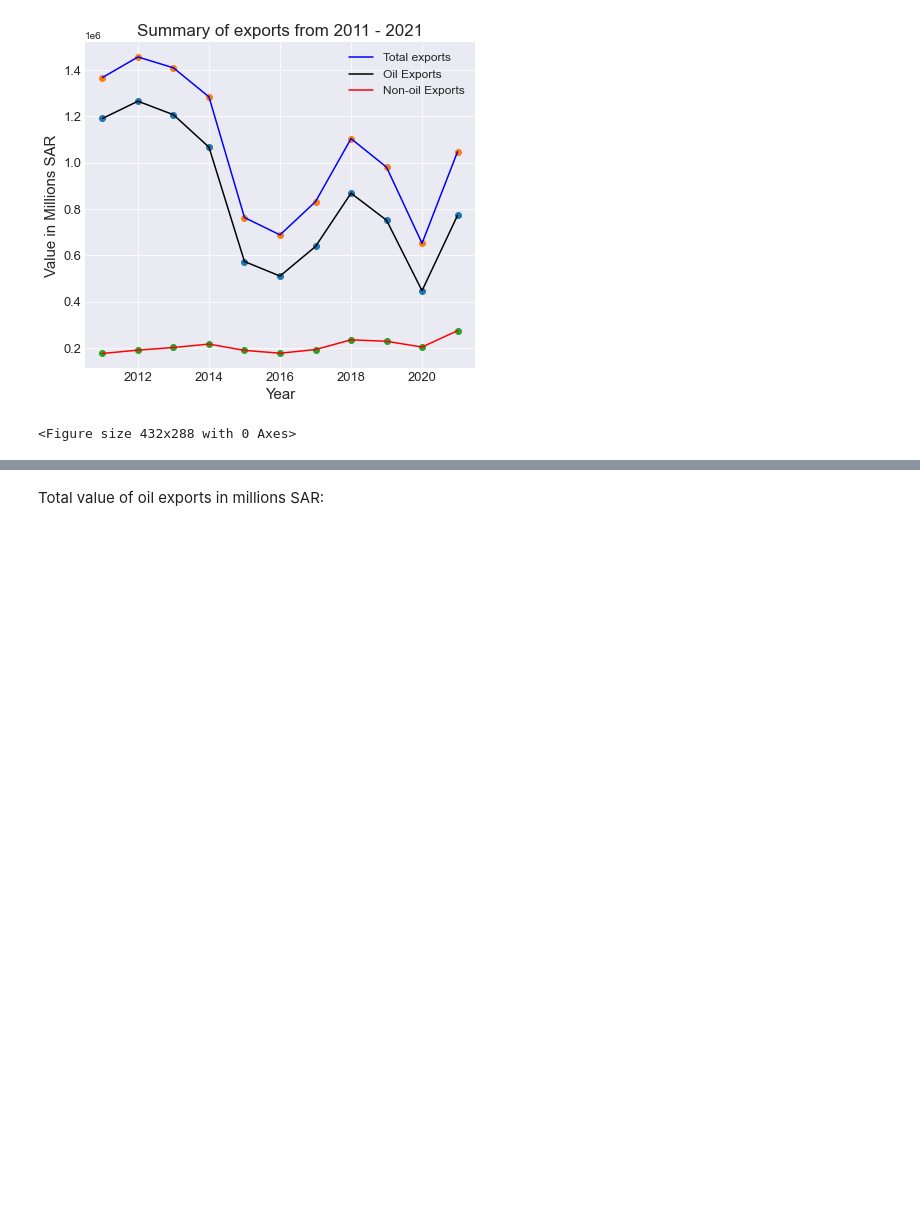
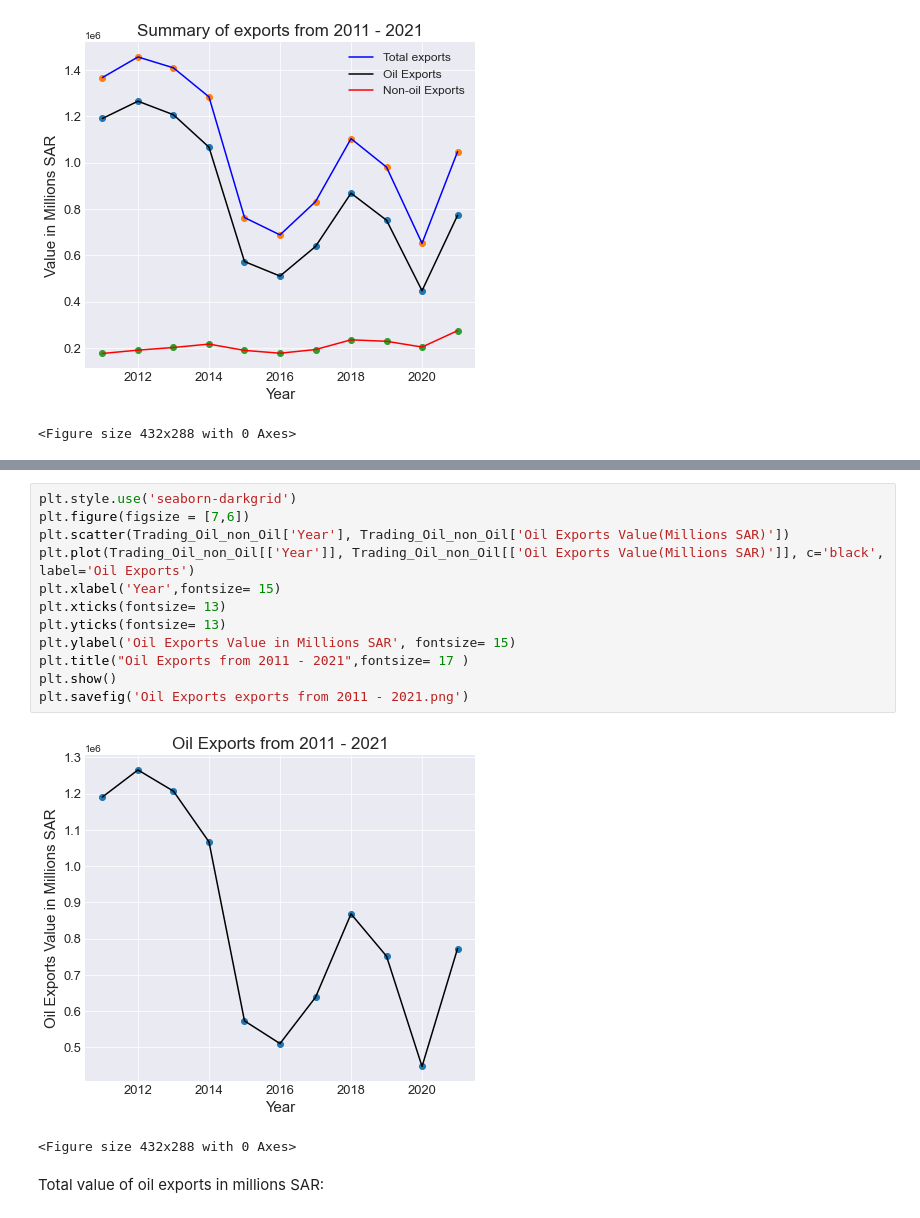
Before and after one commit to Aabusabaeen/Capstone-Project, a Jupyter notebook: Questions.ipynb, the cells around one changed output, grey strips where cells are left out. Drawn from its saved outputs; the diff is of its cells as text; blank space fills up the shorter version.

```diff
--- a/Questions.ipynb
+++ b/Questions.ipynb
@@ -120,3 +110,18 @@ Trading_Oil_non_Oil.groupby(['Year', 'Total exports'])['Total exports'].aggregat
+# %%
+plt.style.use('seaborn-darkgrid')
+plt.figure(figsize = [7,6])
+plt.scatter(Trading_Oil_non_Oil['Year'], Trading_Oil_non_Oil['Oil Exports Value(Millions SAR)'])
+plt.plot(Trading_Oil_non_Oil[['Year']], Trading_Oil_non_Oil[['Oil Exports Value(Millions SAR)']], c='black', label='Oil Exports')
+plt.xlabel('Year',fontsize= 15)
+plt.xticks(fontsize= 13)
+plt.yticks(fontsize= 13)
+plt.ylabel('Oil Exports Value in Millions SAR', fontsize= 15)
+plt.title("Oil Exports from 2011 - 2021",fontsize= 17 )
+plt.show()
+plt.savefig('Oil Exports exports from 2011 - 2021.png')
+# %% [output]
+[figure, added]
+<Figure size 432x288 with 0 Axes>
 # %% [markdown]
 Total value of oil exports in millions SAR:
 # %%
```
Also changed, not shown: parts of 26 cells of this notebook, 10 other files.
